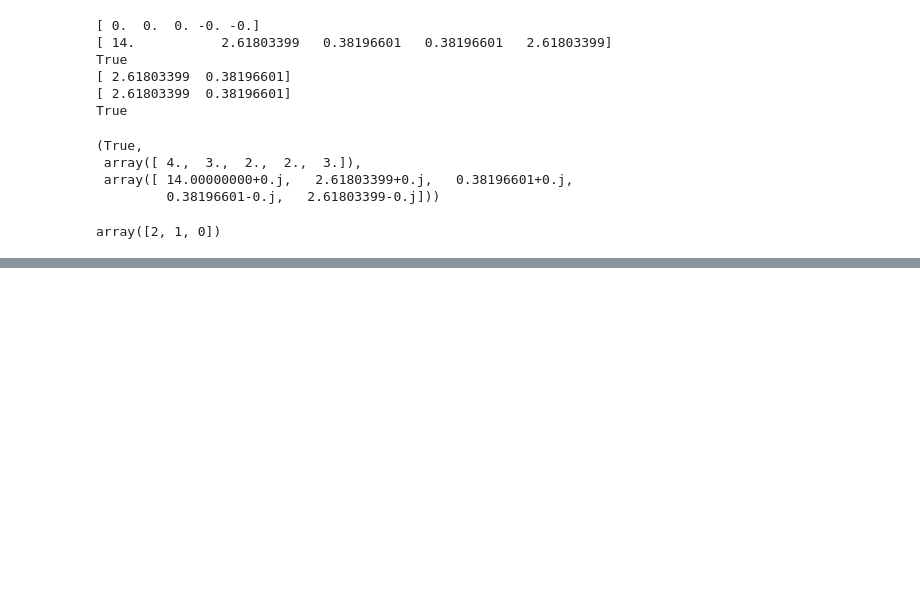
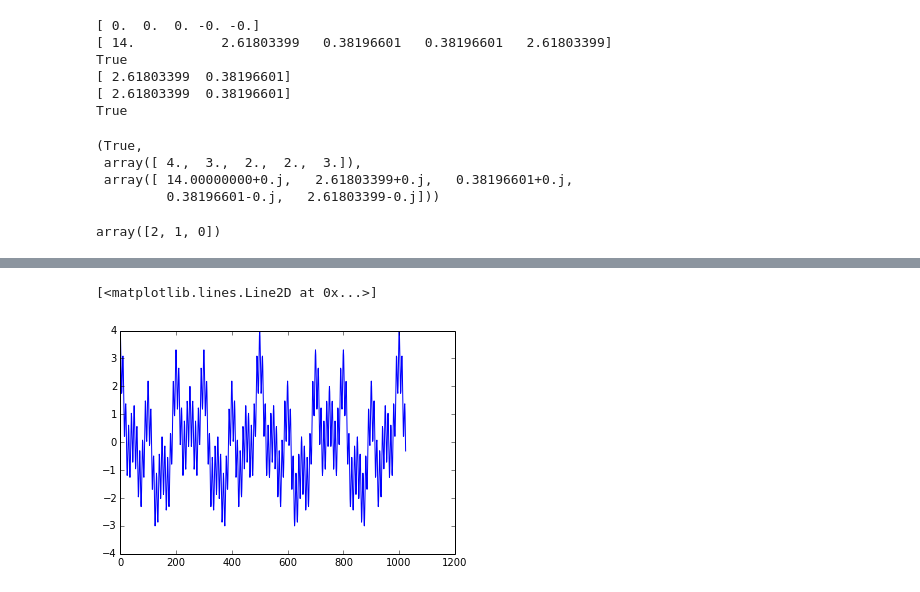
Before and after one commit to wcyuan/asp-class, a Jupyter notebook: notebook/asp-class.ipynb, the cells around one changed output, grey strips where cells are left out. Saved outputs shown, nothing was run; the diff lists cells and outputs as text; code cells hidden in the pictures; blank space fills up the shorter version.

Commit message:
Notebook update for A3Part4

```diff
--- a/notebook/asp-class.ipynb
+++ b/notebook/asp-class.ipynb
@@ -115,0 +155,11 @@ array([2, 1, 0])
+# %%
+import A3Part4
+reload(A3Part4)
+x = (
+     genSine(1, 40, 0, 10000, 1)
+     + genSine(1, 100, 0, 10000, 1)
+     + genSine(1, 200, 0, 10000, 1)
+     + genSine(1, 1000, 0, 10000, 1)
+    )
+
+(y, yfilt) = A3Part4.suppressFreqDFTmodel(x[:1024], 10000, 1024)
@@ -115,0 +184,5 @@ array([2, 1, 0])
+# %%
+plot(x[:1024])
+# %% [output]
+[<matplotlib.lines.Line2D at 0x...>]
+[figure, added]
```
Also changed, not shown: parts of 10 cells of this notebook.
